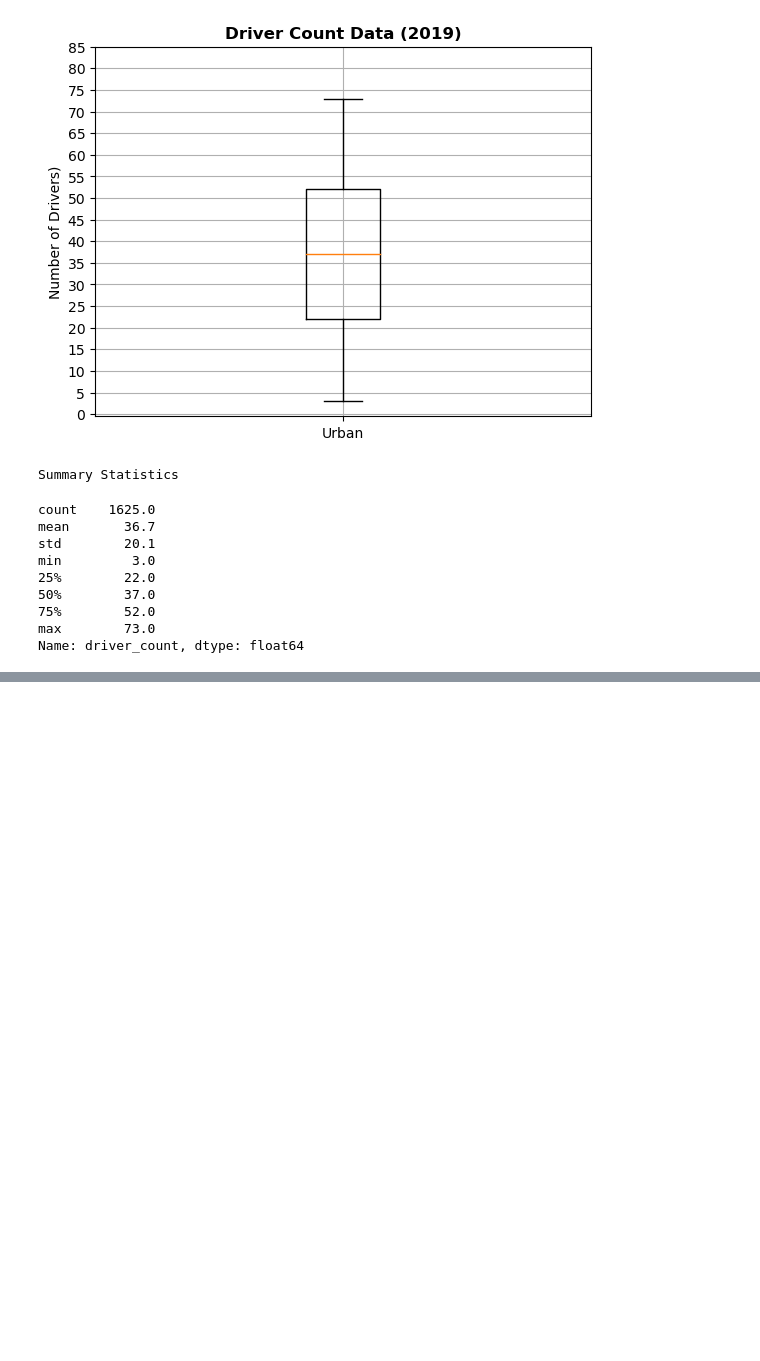
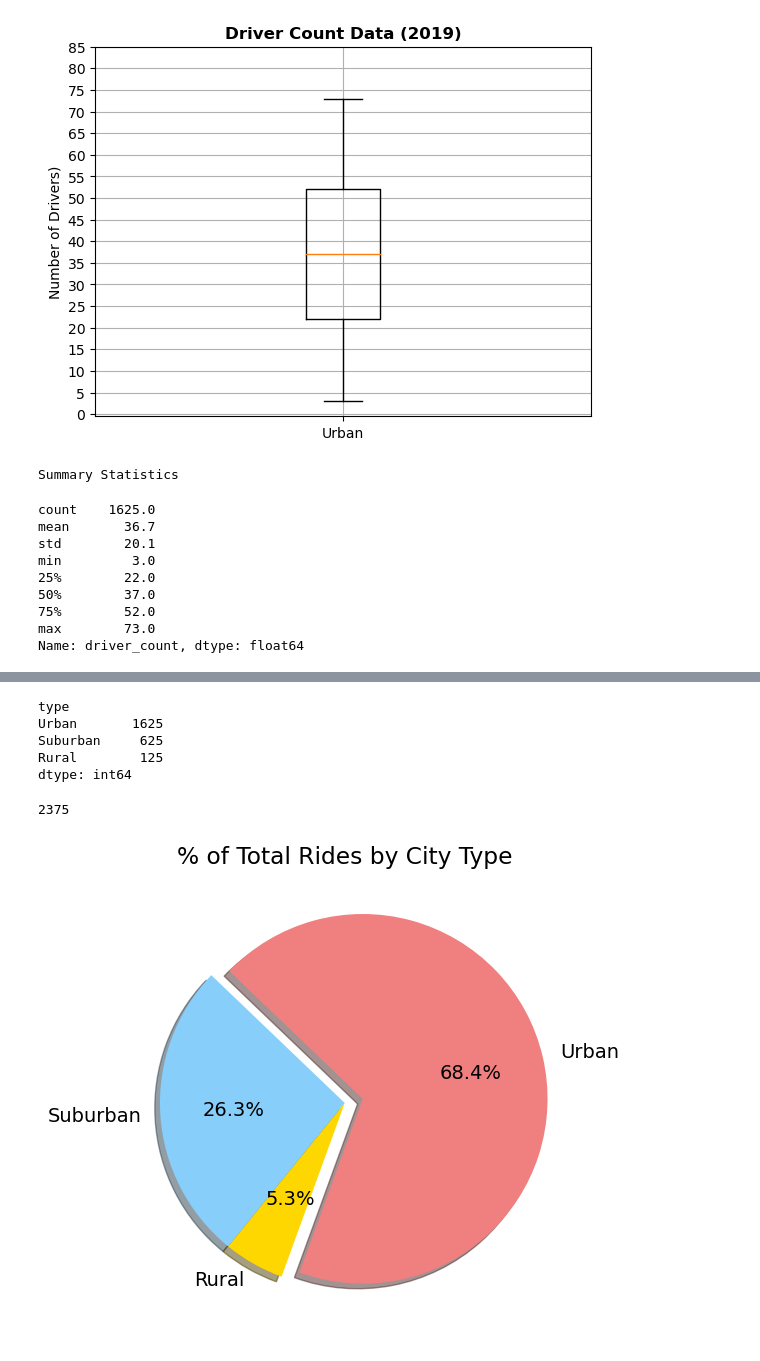
Before and after one commit to Smor-1/PyBer_Analysis, a Jupyter notebook: PyBer_Analysis.ipynb, the cells around one changed output, grey strips where cells are left out. Drawn from its saved outputs; the diff is of its cells as text; code cells hidden in the pictures; blank space fills up the shorter version.

```diff
--- a/PyBer_Analysis.ipynb
+++ b/PyBer_Analysis.ipynb
@@ -336,0 +368,28 @@ Name: driver_count, dtype: float64
+# %%
+pyber_df.value_counts("type")
+# %% [output]
+type
+Urban       1625
+Suburban     625
+Rural        125
+dtype: int64
+# %%
+sum_of_rides = pyber_df.count()["city"]
+sum_of_rides
+#city as arbitrary
+# %% [output]
+2375
+# %%
+data = round(pyber_df.value_counts("type") / sum_of_rides * 100,1)
+# %%
+plt.subplots(figsize = (10,6))
+
+plt.pie(data , labels = ["Urban" , "Suburban" , "Rural"] , colors=['lightcoral' , 'lightskyblue' , 'gold'], explode = [0.1,0,0], autopct='%1.1f%%', shadow = True, startangle=250)
+plt.title("% of Total Rides by City Type")
+mpl.rcParams["font.size"] = 14
+
+plt.savefig("Analysis/Fig6.png")
+
+plt.show()
+# %% [output]
+[figure, added]
```
Also changed, not shown: parts of 7 cells of this notebook, 3 other files.
